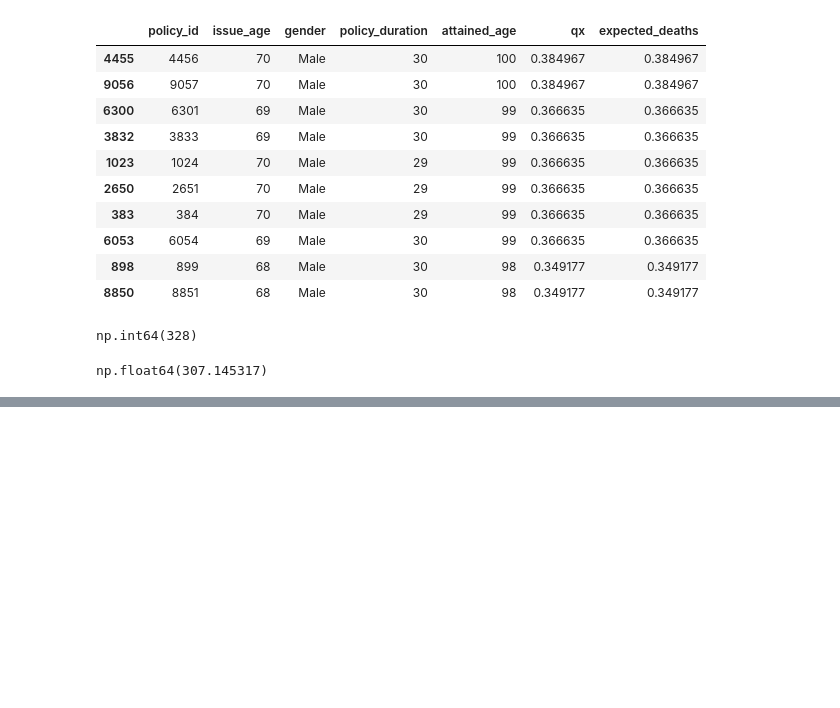
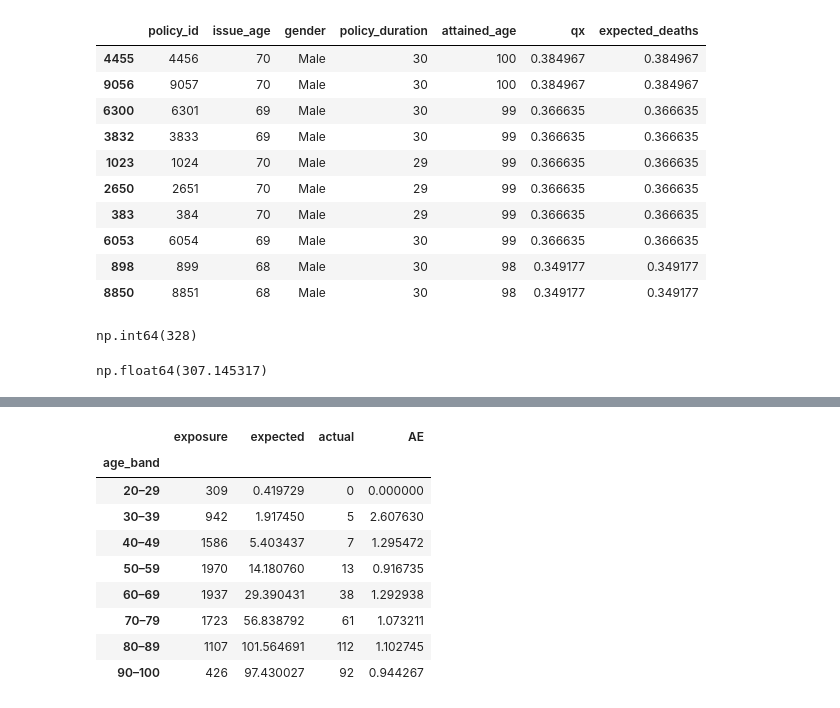
Before and after one commit to arftonlum/MortalityLapseStudy, a Jupyter notebook: notebooks/01_generate_portfolio.ipynb, the cells around one changed output, grey strips where cells are left out. Cells and saved outputs as stored; diff of their text form; code cells hidden in the pictures; blank space fills up the shorter version.

```diff
--- a/notebooks/01_generate_portfolio.ipynb
+++ b/notebooks/01_generate_portfolio.ipynb
@@ -168,0 +161,48 @@ ae_ratio = portfolio["death"].sum() / portfolio["qx"].sum()
+# %%
+#Group ages into bands to make AE ratio more interpretible
+bins = [20, 30, 40, 50, 60, 70, 80, 90, 101]
+labels = [
+    "20–29",
+    "30–39",
+    "40–49",
+    "50–59",
+    "60–69",
+    "70–79",
+    "80–89",
+    "90–100"
+]
+
+portfolio["age_band"] = pd.cut(
+    portfolio["attained_age"],
+    bins=bins,
+    labels=labels,
+    right=False
+)
+
+band_experience = (
+    portfolio
+    .groupby("age_band")
+    .agg(
+        exposure=("policy_id", "count"),
+        expected=("expected_deaths", "sum"),
+        actual=("death", "sum")
+    )
+)
+
+band_experience["AE"] = (
+    band_experience["actual"] /
+    band_experience["expected"]
+)
+
+band_experience
+# %% [output]
+|  | exposure | expected | actual | AE |
+| age_band |  |  |  |  |
+| 20–29 | 309 | 0.419729 | 0 | 0.000000 |
+| 30–39 | 942 | 1.917450 | 5 | 2.607630 |
+| 40–49 | 1586 | 5.403437 | 7 | 1.295472 |
+| 50–59 | 1970 | 14.180760 | 13 | 0.916735 |
+| 60–69 | 1937 | 29.390431 | 38 | 1.292938 |
+| 70–79 | 1723 | 56.838792 | 61 | 1.073211 |
+| 80–89 | 1107 | 101.564691 | 112 | 1.102745 |
+| 90–100 | 426 | 97.430027 | 92 | 0.944267 |
```
Also changed, not shown: parts of 8 cells of this notebook.
